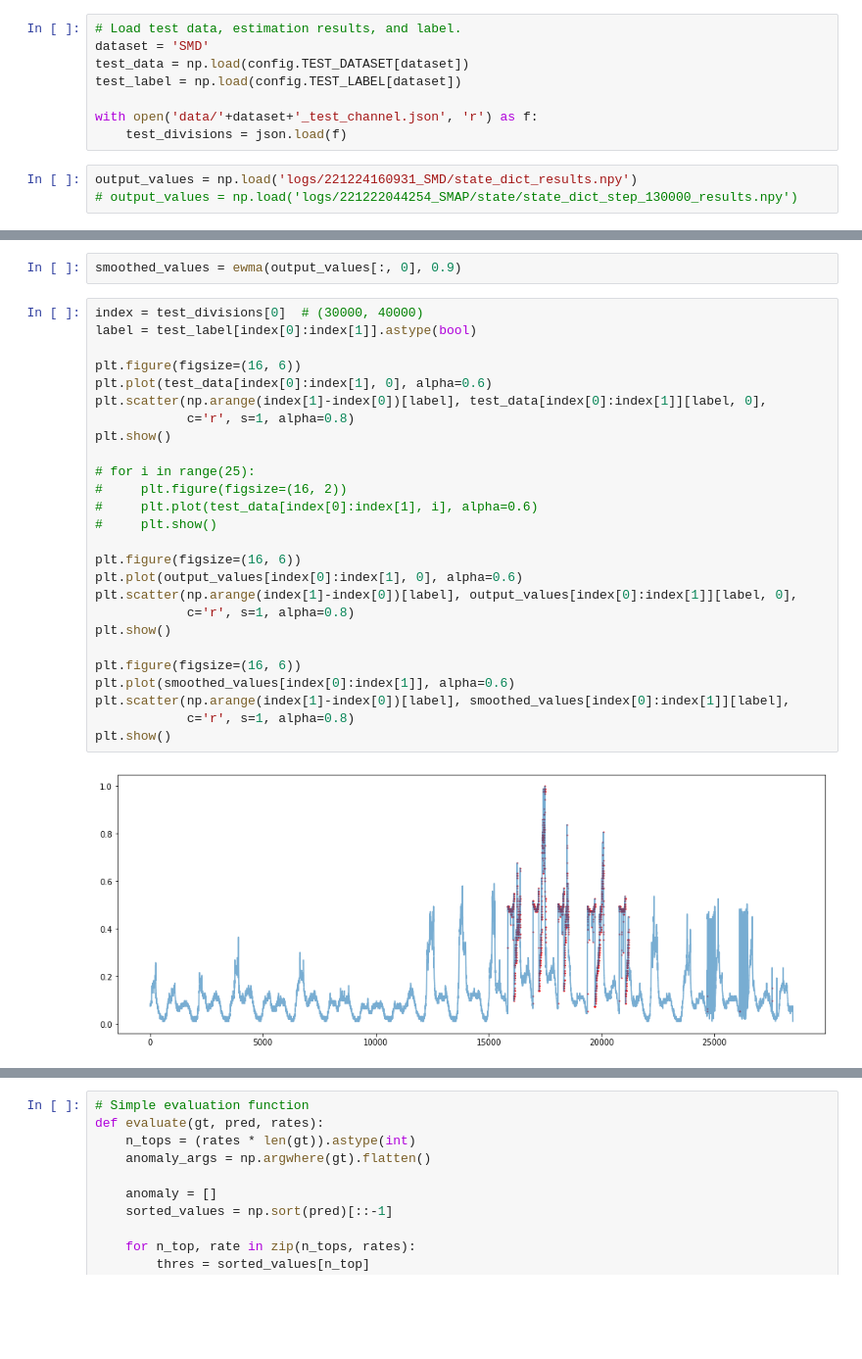
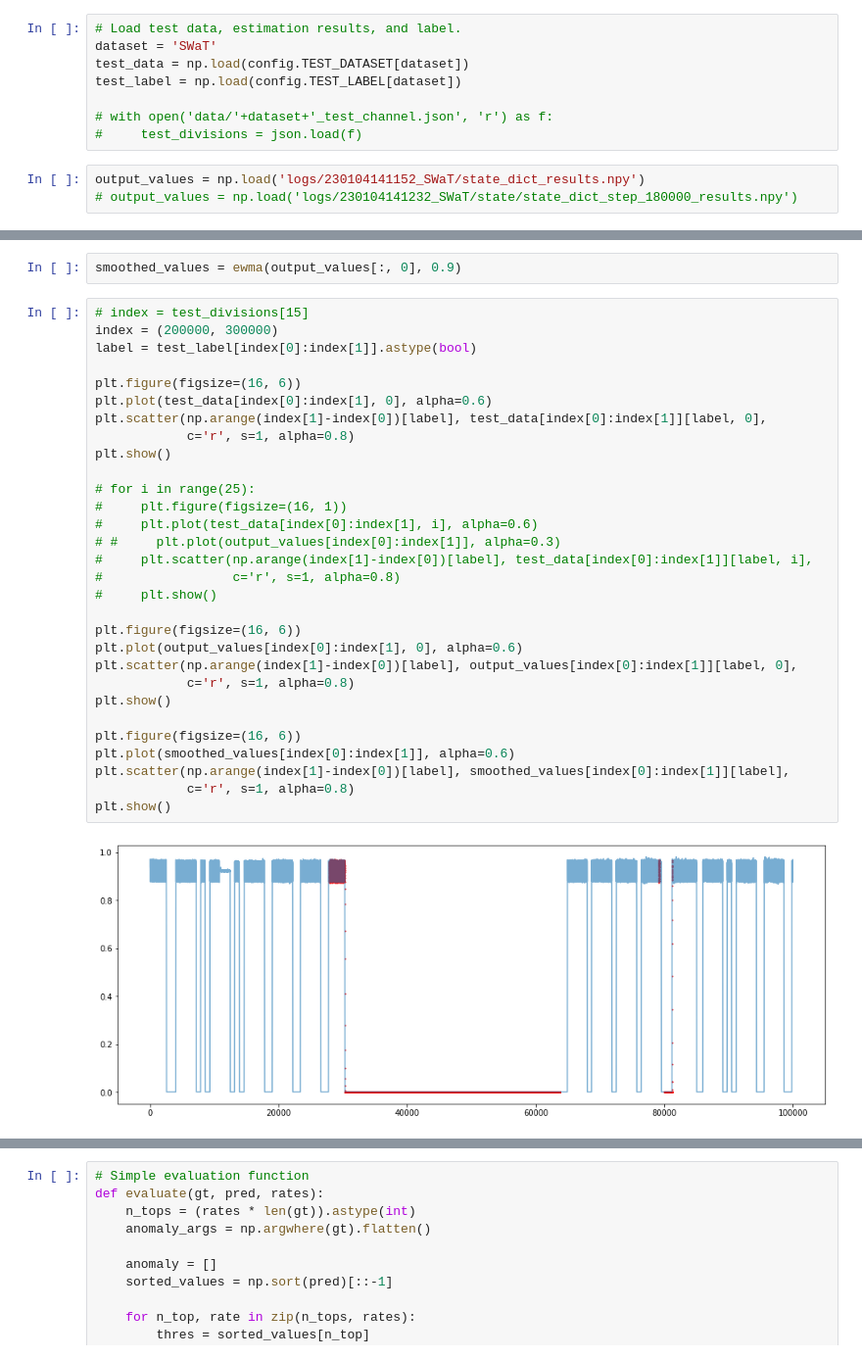
Before and after one commit to Jhryu30/AnomalyBERT, a Jupyter notebook: evaluate.ipynb, the cells around one changed output, grey strips where cells are left out. Shown at 98% size. Cells and saved outputs as stored; diff of their text form; blank space fills up the shorter version.

```diff
--- a/evaluate.ipynb
+++ b/evaluate.ipynb
@@ -10,15 +11,15 @@ import matplotlib.pyplot as plt
 import utils.config as config
 # %%
 # Load test data, estimation results, and label.
-dataset = 'SMD'
+dataset = 'SWaT'
 test_data = np.load(config.TEST_DATASET[dataset])
 test_label = np.load(config.TEST_LABEL[dataset])
 
-with open('data/'+dataset+'_test_channel.json', 'r') as f:
-    test_divisions = json.load(f)
+# with open('data/'+dataset+'_test_channel.json', 'r') as f:
+#     test_divisions = json.load(f)
 # %%
-output_values = np.load('logs/221224160931_SMD/state_dict_results.npy')
-# output_values = np.load('logs/221222044254_SMAP/state/state_dict_step_130000_results.npy')
+output_values = np.load('logs/230104141152_SWaT/state_dict_results.npy')
+# output_values = np.load('logs/230104141232_SWaT/state/state_dict_step_180000_results.npy')
 # %%
 print(test_label.shape)
 print(output_values.shape)
@@ -35,30 +36,34 @@ def ewma(series, weighting_factor=0.9):
 # %%
 smoothed_values = ewma(output_values[:, 0], 0.9)
 # %%
-index = test_divisions[0]  # (30000, 40000)
+# index = test_divisions[15]
+index = (200000, 300000)
 label = test_label[index[0]:index[1]].astype(bool)
 
 plt.figure(figsize=(16, 6))
 plt.plot(test_data[index[0]:index[1], 0], alpha=0.6)
 plt.scatter(np.arange(index[1]-index[0])[label], test_data[index[0]:index[1]][label, 0],
             c='r', s=1, alpha=0.8)
 plt.show()
 
 # for i in range(25):
-#     plt.figure(figsize=(16, 2))
+#     plt.figure(figsize=(16, 1))
 #     plt.plot(test_data[index[0]:index[1], i], alpha=0.6)
+# #     plt.plot(output_values[index[0]:index[1]], alpha=0.3)
+#     plt.scatter(np.arange(index[1]-index[0])[label], test_data[index[0]:index[1]][label, i],
+#                 c='r', s=1, alpha=0.8)
 #     plt.show()
 
 plt.figure(figsize=(16, 6))
 plt.plot(output_values[index[0]:index[1], 0], alpha=0.6)
 plt.scatter(np.arange(index[1]-index[0])[label], output_values[index[0]:index[1]][label, 0],
             c='r', s=1, alpha=0.8)
 plt.show()
 
 plt.figure(figsize=(16, 6))
 plt.plot(smoothed_values[index[0]:index[1]], alpha=0.6)
 plt.scatter(np.arange(index[1]-index[0])[label], smoothed_values[index[0]:index[1]][label],
             c='r', s=1, alpha=0.8)
 plt.show()
 # %% [output]
-[figure, old version]
+[figure, new version]
```
Also changed, not shown: parts of 11 cells of this notebook, 2 other files.
